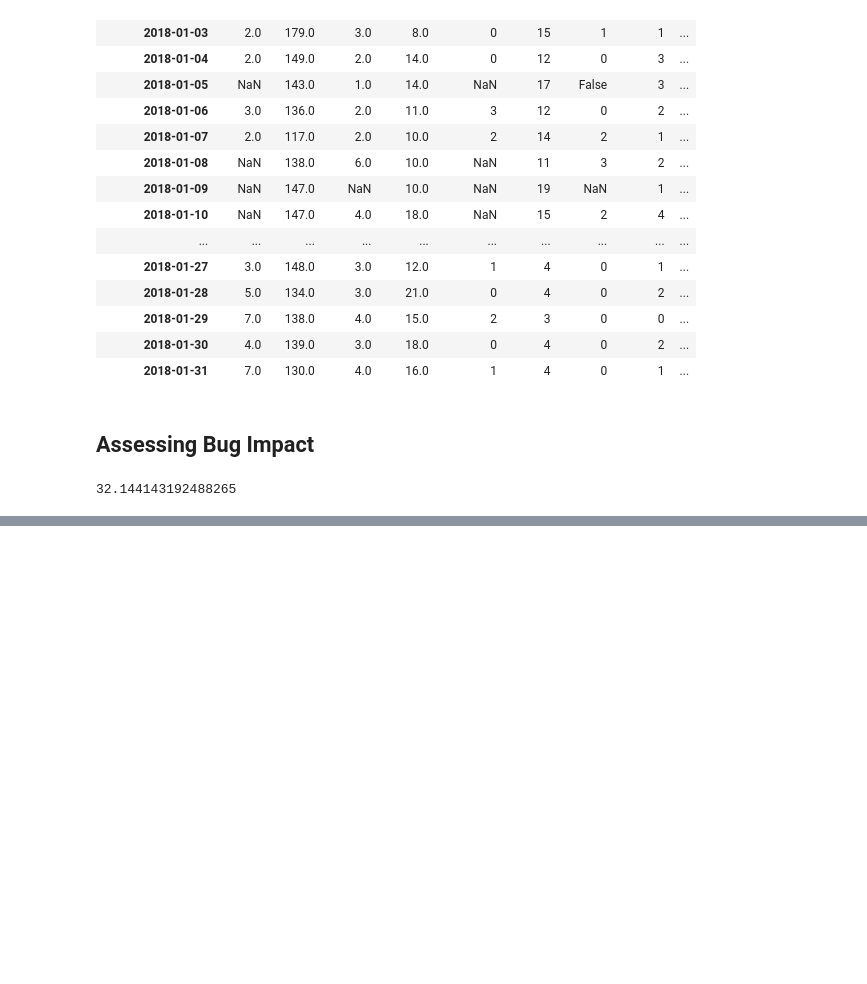
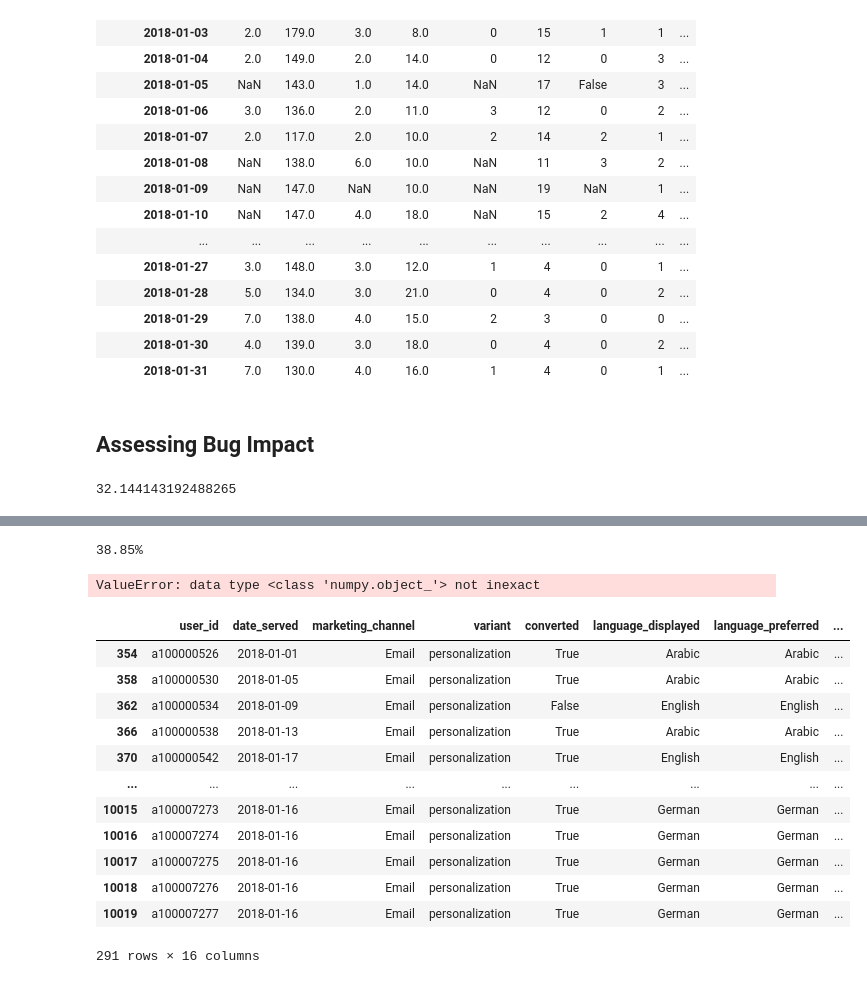
Before and after one commit to shannontorcato/analyzing-marketing-campaign, a Jupyter notebook: main.ipynb, the cells around one changed output, grey strips where cells are left out. Drawn from its saved outputs; the diff is of its cells as text; code cells hidden in the pictures; blank space fills up the shorter version.

```diff
--- a/main.ipynb
+++ b/main.ipynb
@@ -610,0 +663,30 @@ print(lost_subs)
+# %%
+# Print lift() with control and personalization as inputs
+print(lift(control, personalization))
+# %% [output]
+38.85%
+# %%
+import scipy
+from scipy.stats import ttest_ind
+
+t, p = scipy.stats.ttest_ind(control, personalization)
+print('Congruent vs. Incongruent t = ', str(round(t, 2)), ' p = ', str(round(p, 4)))
+# %% [output]
+ValueError: data type <class 'numpy.object_'> not inexact
+# %%
+t, p = stats.ttest_rel(control, personalization)
+print('Congruent vs. Incongruent t = ', str(round(t, 2)), ' p = ', str(round(p, 4)))
+# %% [output]
+|  | user_id | date_served | marketing_channel | variant | converted | language_displayed | language_preferred | ... |
+| 354 | a100000526 | 2018-01-01 | Email | personalization | True | Arabic | Arabic | ... |
+| 358 | a100000530 | 2018-01-05 | Email | personalization | True | Arabic | Arabic | ... |
+| 362 | a100000534 | 2018-01-09 | Email | personalization | False | English | English | ... |
+| 366 | a100000538 | 2018-01-13 | Email | personalization | True | Arabic | Arabic | ... |
+| 370 | a100000542 | 2018-01-17 | Email | personalization | True | English | English | ... |
+| ... | ... | ... | ... | ... | ... | ... | ... | ... |
+| 10015 | a100007273 | 2018-01-16 | Email | personalization | True | German | German | ... |
+| 10016 | a100007274 | 2018-01-16 | Email | personalization | True | German | German | ... |
+| 10017 | a100007275 | 2018-01-16 | Email | personalization | True | German | German | ... |
+| 10018 | a100007276 | 2018-01-16 | Email | personalization | True | German | German | ... |
+| 10019 | a100007277 | 2018-01-16 | Email | personalization | True | German | German | ... |
+291 rows × 16 columns
```
Also changed, not shown: parts of 7 cells of this notebook, 1 other file.
